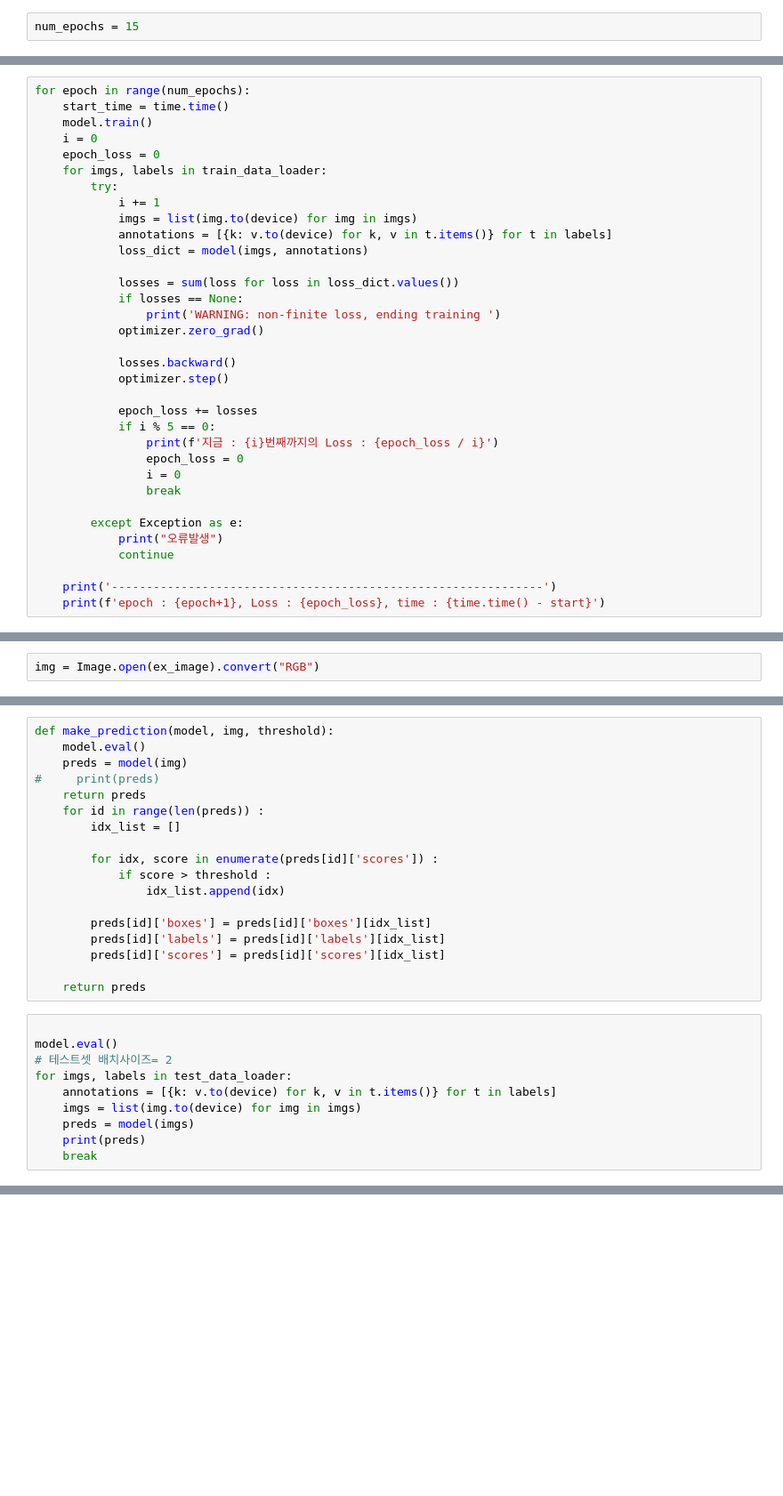
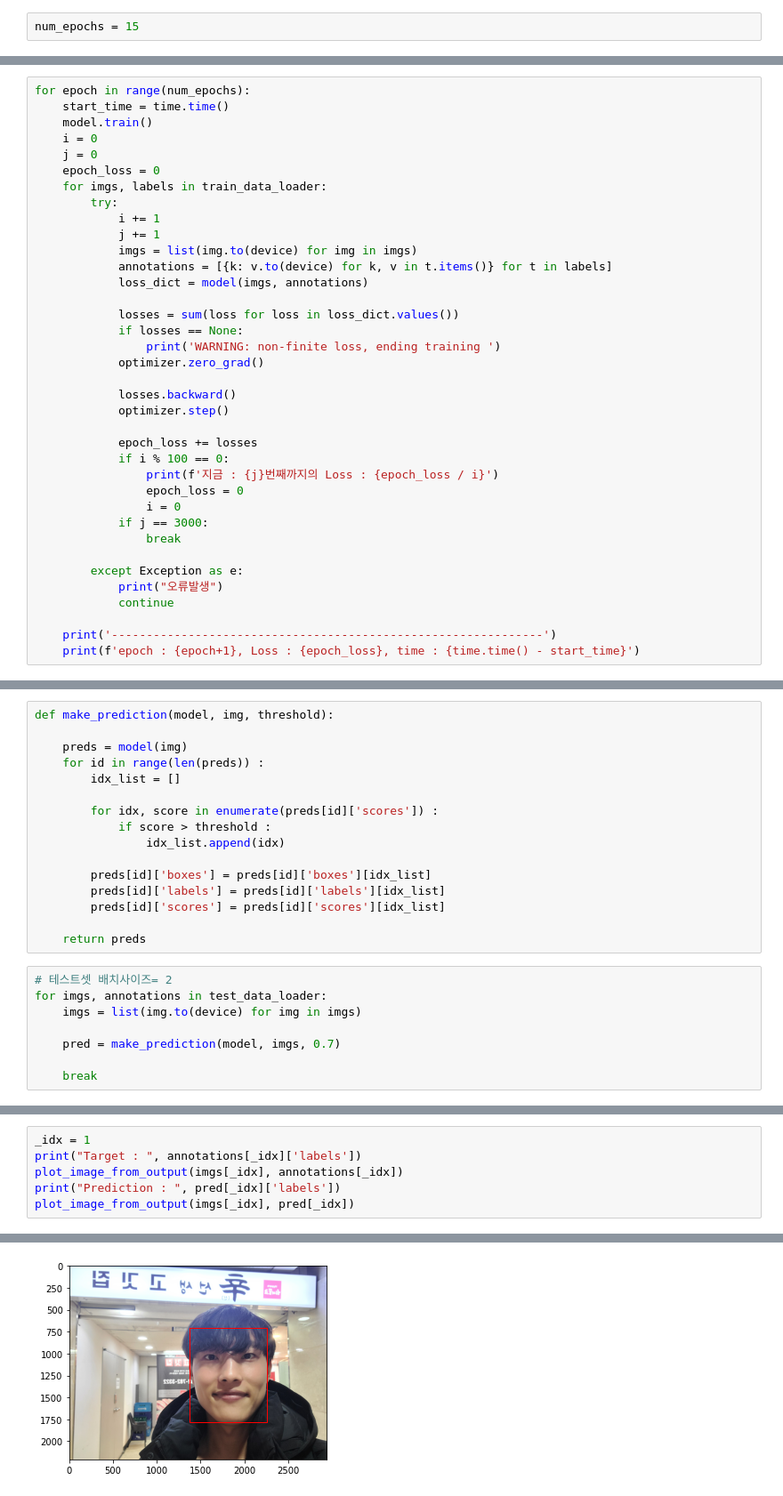
Before and after one commit to BaegHaYan/VISION, a Jupyter notebook: BaegHaYan_Faster_Rcnn.ipynb, the cells around one changed output, grey strips where cells are left out. Shown at 89% size. Cells and saved outputs as stored; diff of their text form; blank space fills up the shorter version.

```diff
--- a/BaegHaYan_Faster_Rcnn.ipynb
+++ b/BaegHaYan_Faster_Rcnn.ipynb
@@ -205,10 +260,12 @@ for epoch in range(num_epochs):
     start_time = time.time()
     model.train()
     i = 0
+    j = 0
     epoch_loss = 0
     for imgs, labels in train_data_loader:
         try:
             i += 1
+            j += 1
             imgs = list(img.to(device) for img in imgs)
             annotations = [{k: v.to(device) for k, v in t.items()} for t in labels]
             loss_dict = model(imgs, annotations)
@@ -222,10 +279,11 @@ for epoch in range(num_epochs):
             optimizer.step()
 
             epoch_loss += losses
-            if i % 5 == 0:
-                print(f'지금 : {i}번째까지의 Loss : {epoch_loss / i}')
+            if i % 100 == 0:
+                print(f'지금 : {j}번째까지의 Loss : {epoch_loss / i}')
                 epoch_loss = 0
                 i = 0
+            if j == 3000:
                 break
 
         except Exception as e:
@@ -233,5 +291,5 @@ for epoch in range(num_epochs):
             continue
 
     print('--------------------------------------------------------------')
-    print(f'epoch : {epoch+1}, Loss : {epoch_loss}, time : {time.time() - start}')
+    print(f'epoch : {epoch+1}, Loss : {epoch_loss}, time : {time.time() - start_time}')
 # %% [output]
@@ -245,2 +313,0 @@ ex_image = '/data/Emotion_data/Validation/image/fff3bc45e564d557af38b876dc5bdbe6
-# %%
-img = Image.open(ex_image).convert("RGB")
@@ -249,9 +334,7 @@ model.eval()
 # %%
 def make_prediction(model, img, threshold):
-    model.eval()
+
     preds = model(img)
-#     print(preds)
-    return preds
     for id in range(len(preds)) :
         idx_list = []
 
@@ -265,12 +348,10 @@ def make_prediction(model, img, threshold):
 
     return preds
 # %%
+# 테스트셋 배치사이즈= 2
+for imgs, annotations in test_data_loader:
+    imgs = list(img.to(device) for img in imgs)
 
-model.eval()
-# 테스트셋 배치사이즈= 2
-for imgs, labels in test_data_loader:
-    annotations = [{k: v.to(device) for k, v in t.items()} for t in labels]
-    imgs = list(img.to(device) for img in imgs)
-    preds = model(imgs)
-    print(preds)
+    pred = make_prediction(model, imgs, 0.7)
+
     break
@@ -296,0 +358,7 @@ model
+# %%
+_idx = 1
+print("Target : ", annotations[_idx]['labels'])
+plot_image_from_output(imgs[_idx], annotations[_idx])
+print("Prediction : ", pred[_idx]['labels'])
+plot_image_from_output(imgs[_idx], pred[_idx])
+# %% [output]
@@ -296,0 +366 @@ model
+[figure, added]
```
Also changed, not shown: parts of 17 cells of this notebook.
